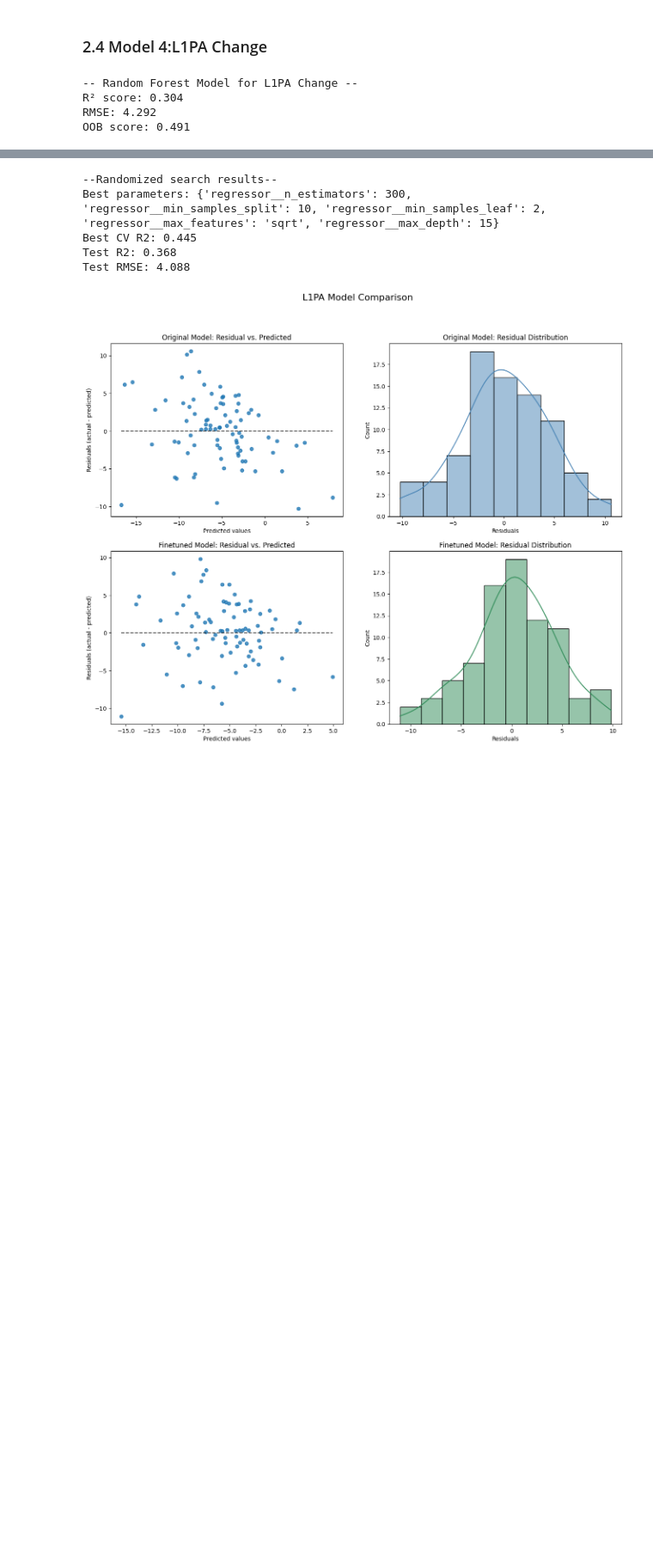
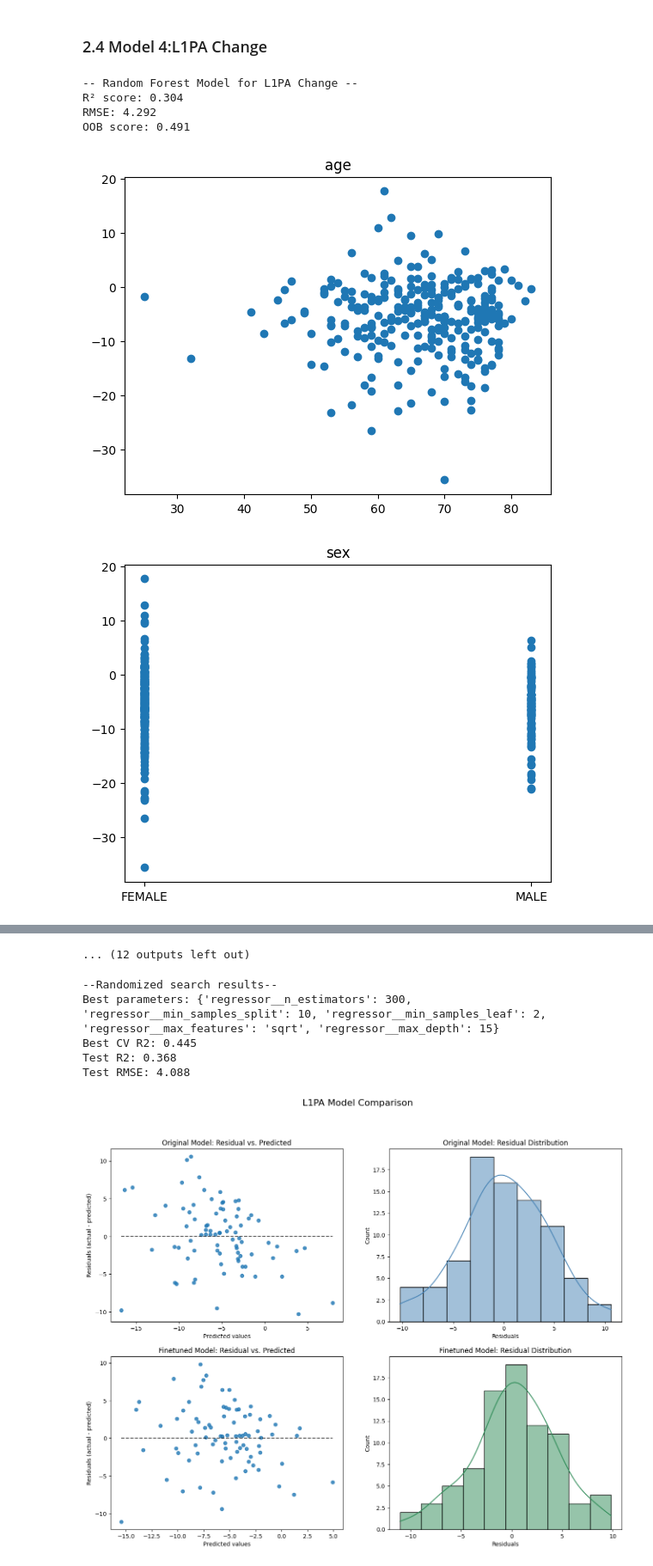
Before and after one commit to 124578-UW/Data-Science-Capstone, a Jupyter notebook: notebooks/03_ml_model_baseline.ipynb, the cells around one changed output, grey strips where cells are left out. Shown at 86% size. Cells and saved outputs as stored; diff of their text form; code cells hidden in the pictures; blank space fills up the shorter version.

```diff
--- a/notebooks/03_ml_model_baseline.ipynb
+++ b/notebooks/03_ml_model_baseline.ipynb
@@ -717,3 +754,11 @@ print(f"OOB score: {L1PA_rf_oob:.3f}")
 R² score: 0.304
 RMSE: 4.292
 OOB score: 0.491
+# %%
+for i in features:
+    plt.scatter(df[i], df["L1PA_change"])
+    plt.title(i)
+    plt.show()
+# %% [output]
+[figure, added]
+[figure, added]
@@ -720,3 +775,4 @@ OOB score: 0.491
+... (12 outputs left out)
 # %%
 
 L1PA_cv_params, L1PA_cv_r2, L1PA_tuned_rf, L1PA_cv_ypred, L1PA_cv_testr2, L1PA_cv_rmse = \
```
Also changed, not shown: parts of 5 cells of this notebook.
